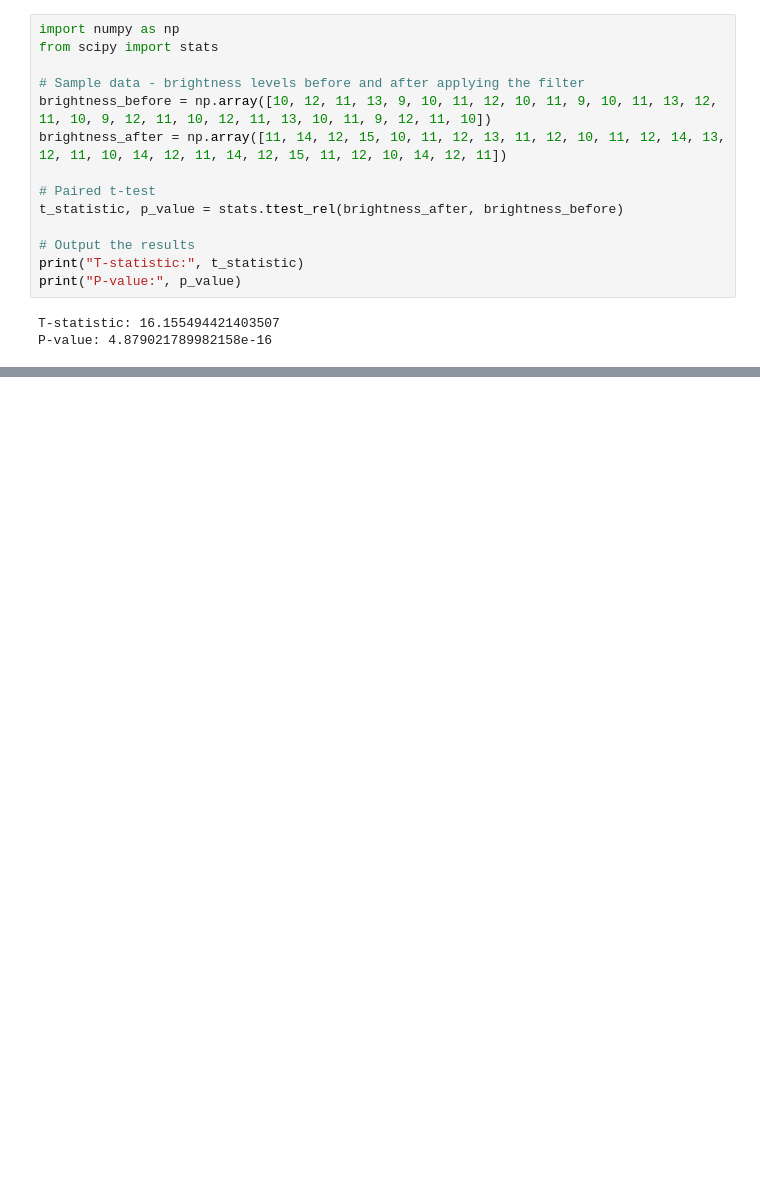
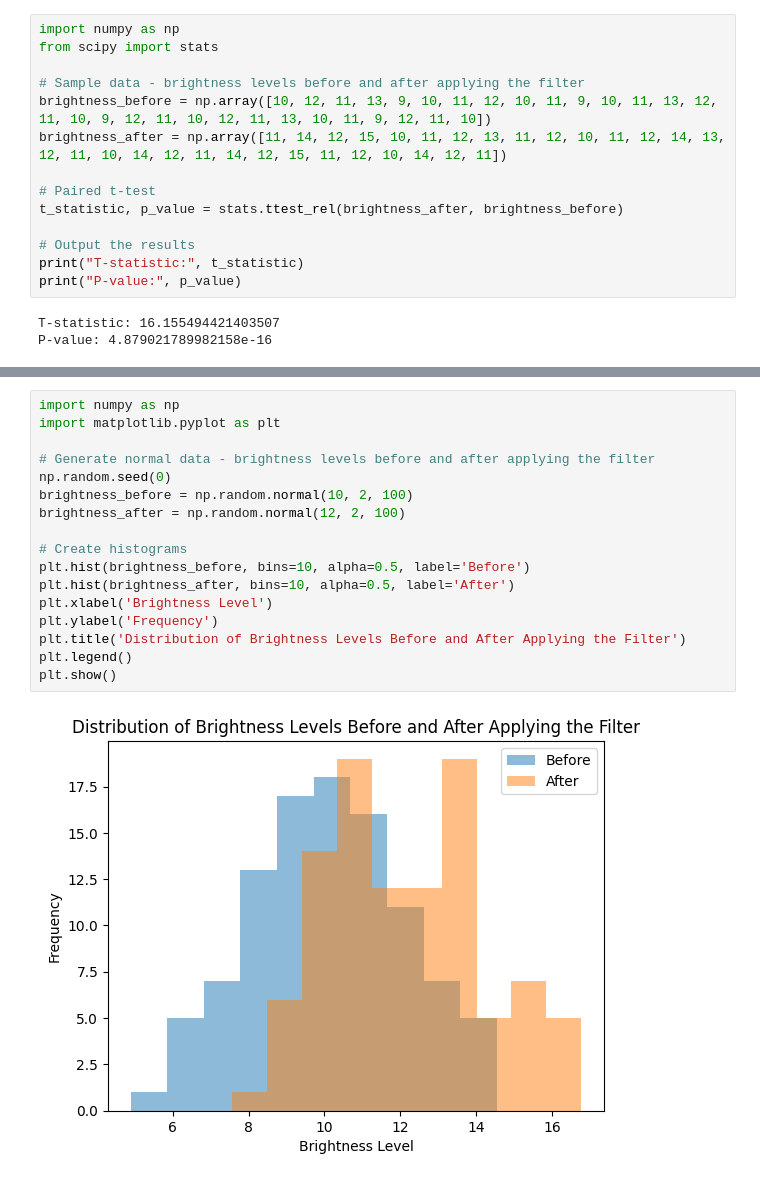
Before and after one commit to Roshano1/Data-Analysis, a Jupyter notebook: Hypothesis_testing_Sample.ipynb, the cells around one changed output, grey strips where cells are left out. Cells and saved outputs as stored; diff of their text form; blank space fills up the shorter version.

```diff
--- a/Hypothesis_testing_Sample.ipynb
+++ b/Hypothesis_testing_Sample.ipynb
@@ -19,0 +75,19 @@ P-value: 4.879021789982158e-16
+# %%
+import numpy as np
+import matplotlib.pyplot as plt
+
+# Generate normal data - brightness levels before and after applying the filter
+np.random.seed(0)
+brightness_before = np.random.normal(10, 2, 100)
+brightness_after = np.random.normal(12, 2, 100)
+
+# Create histograms
+plt.hist(brightness_before, bins=10, alpha=0.5, label='Before')
+plt.hist(brightness_after, bins=10, alpha=0.5, label='After')
+plt.xlabel('Brightness Level')
+plt.ylabel('Frequency')
+plt.title('Distribution of Brightness Levels Before and After Applying the Filter')
+plt.legend()
+plt.show()
+# %% [output]
+[figure, added]
```
Also changed, not shown: parts of 4 cells of this notebook.
